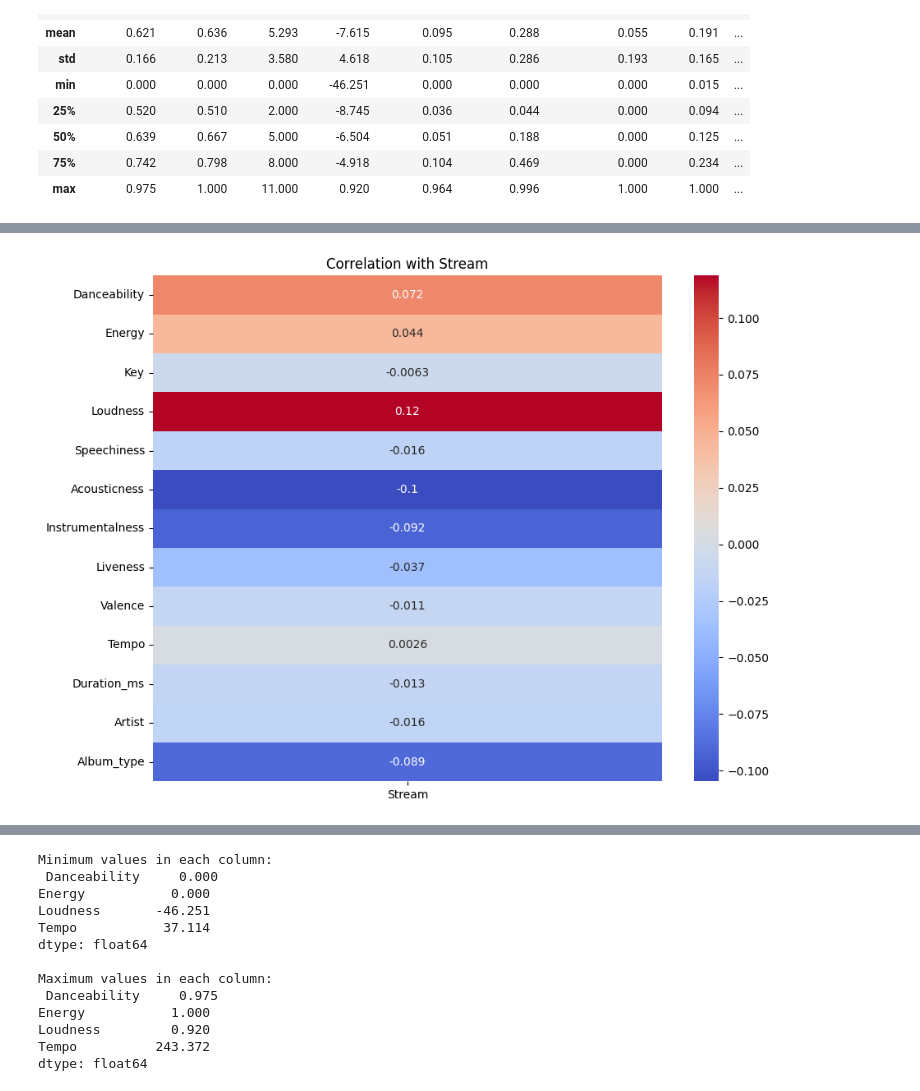
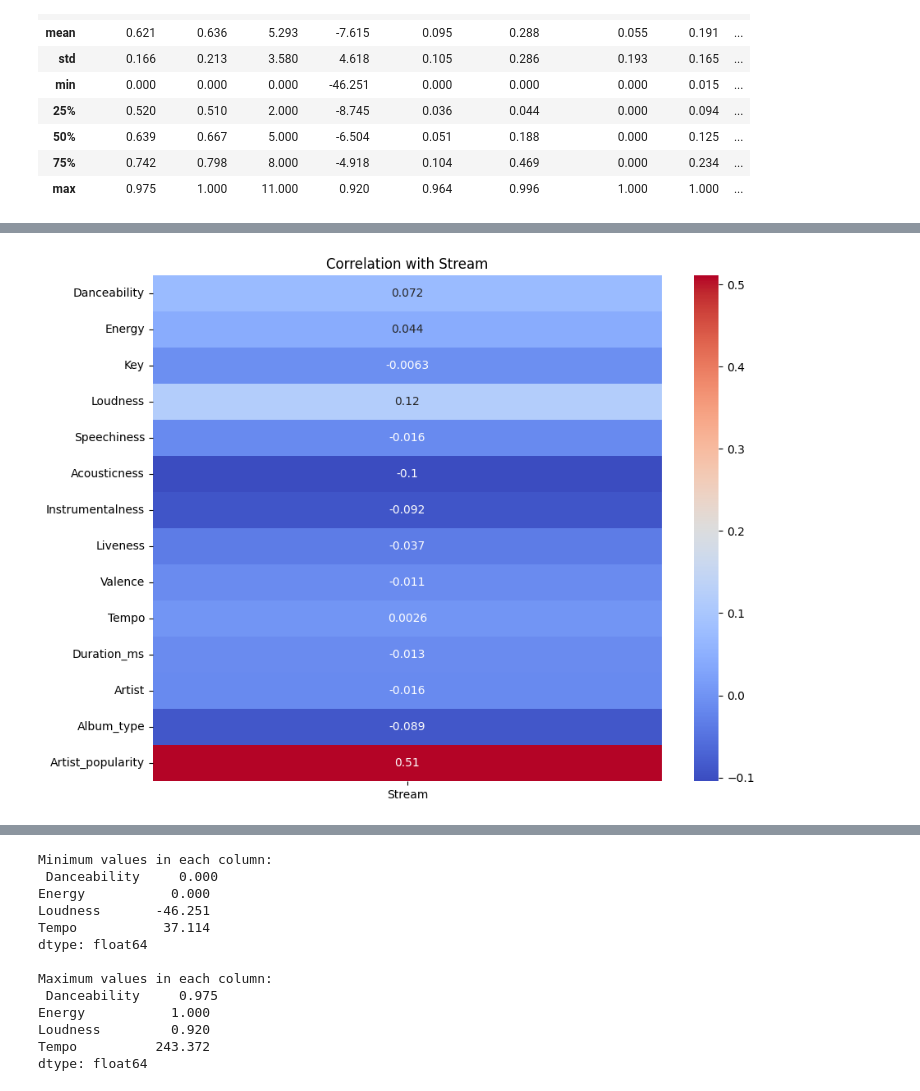
Before and after one commit to shirelzz/ML_Final_Project, a Jupyter notebook: project_main.ipynb, the cells around one changed output, grey strips where cells are left out. Cells and saved outputs as stored; diff of their text form; code cells hidden in the pictures.

```diff
--- a/project_main.ipynb
+++ b/project_main.ipynb
@@ -169,3 +170,20 @@ data.describe()
 | 50% | 0.639 | 0.667 | 5.000 | -6.504 | 0.051 | 0.188 | 0.000 | 0.125 | ... |
 | 75% | 0.742 | 0.798 | 8.000 | -4.918 | 0.104 | 0.469 | 0.000 | 0.234 | ... |
 | max | 0.975 | 1.000 | 11.000 | 0.920 | 0.964 | 0.996 | 1.000 | 1.000 | ... |
+# %%
+import pandas as pd
+
+# 1. Calculate the total number of streams for each artist
+artist_streams = data.groupby('Artist')['Stream'].sum().reset_index()
+
+# 2. Sort artists by the total number of streams in descending order
+artist_streams = artist_streams.sort_values(by='Stream', ascending=False).reset_index(drop=True)
+
+# 3. Create the popularity ranking (most popular artist gets the highest rank number)
+artist_streams['Artist_popularity'] = artist_streams.shape[0] - artist_streams.index
+
+# 4. Merge the popularity ranking back into the original DataFrame
+data = data.merge(artist_streams[['Artist', 'Artist_popularity']], on='Artist', how='left')
+
+# Check the result
+data
@@ -219,23 +304,23 @@ memory usage: 3.4 MB
 # %%
 import seaborn as sns
 import matplotlib.pyplot as plt
 
 # Correlation Analysis for 'Spotify' (Stream)
 
 # Select the relevant columns
-features_streams = ['Danceability', 'Energy', 'Key', 'Loudness', 'Speechiness', 'Acousticness', 'Instrumentalness', 'Liveness', 'Valence', 'Tempo', 'Duration_ms', 'Artist', 'Album_type']
+features_streams = ['Danceability', 'Energy', 'Key', 'Loudness', 'Speechiness', 'Acousticness', 'Instrumentalness', 'Liveness', 'Valence', 'Tempo', 'Duration_ms', 'Artist', 'Album_type', 'Artist_popularity']
 target_streams = 'Stream'
 
 # Calculate the correlation matrix
 corr_matrix_streams = data[features_streams + [target_streams]].corr()
 
 # Extract the correlation values for the target variable 'Stream'
 corr_streams = corr_matrix_streams[[target_streams]].drop(target_streams)
 
 # Plot the heatmap
 plt.figure(figsize=(10, 8))
 sns.heatmap(corr_streams, annot=True, cmap='coolwarm')
 plt.title('Correlation with Stream')
 plt.show()
 # %% [output]
-[figure, old version]
+[figure, new version]
```
Also changed, not shown: parts of 24 cells of this notebook.
